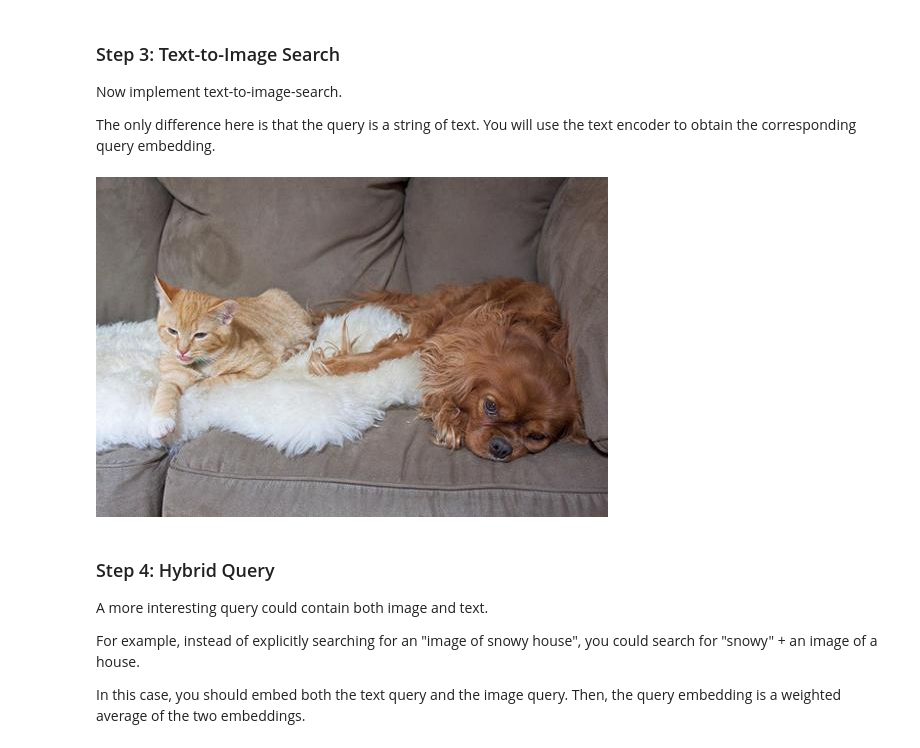
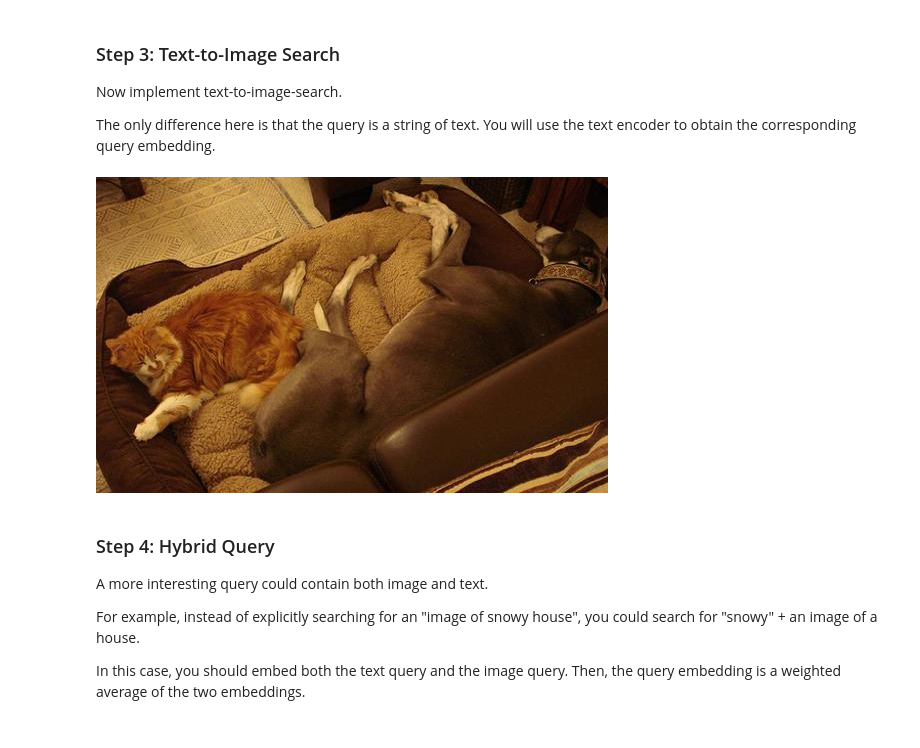
Before and after one commit to bjRichardLiu/ruicliu-assignment-10, a Jupyter notebook: CS506_assignment10.ipynb, the cells around one changed output. Saved outputs shown, nothing was run; the diff lists cells and outputs as text; code cells hidden in the pictures.

```diff
--- a/CS506_assignment10.ipynb
+++ b/CS506_assignment10.ipynb
@@ -154,19 +155,22 @@ The only difference here is that the query is a string of text. You will use the
 # %%
 import open_clip
 
 tokenizer = open_clip.get_tokenizer('ViT-B-32')
 model.eval()
 text = tokenizer(["cat cuddles with dog on sofa."])
 query_embedding = F.normalize(model.encode_text(text))
 
 # Retrieve the image path that corresponds to the embedding in `df`
 # with the highest cosine similarity to query_embedding
-impath =
+impath = df.loc[(df['embedding'].apply(lambda x: F.cosine_similarity(query_embedding, torch.tensor(x).unsqueeze(0)).item())).idxmax()]['file_name']
+image_folder = "coco_images_resized"
+# join the path with the image folder
+impath = os.path.join(image_folder, impath)
 
 from IPython.display import Image
 Image(filename=impath)
 # %% [output]
-[figure, old version]
+[figure, new version]
 # %% [markdown]
 ### Step 4:  Hybrid Query
 
```
Also changed, not shown: parts of 3 cells of this notebook, 6 other files.
